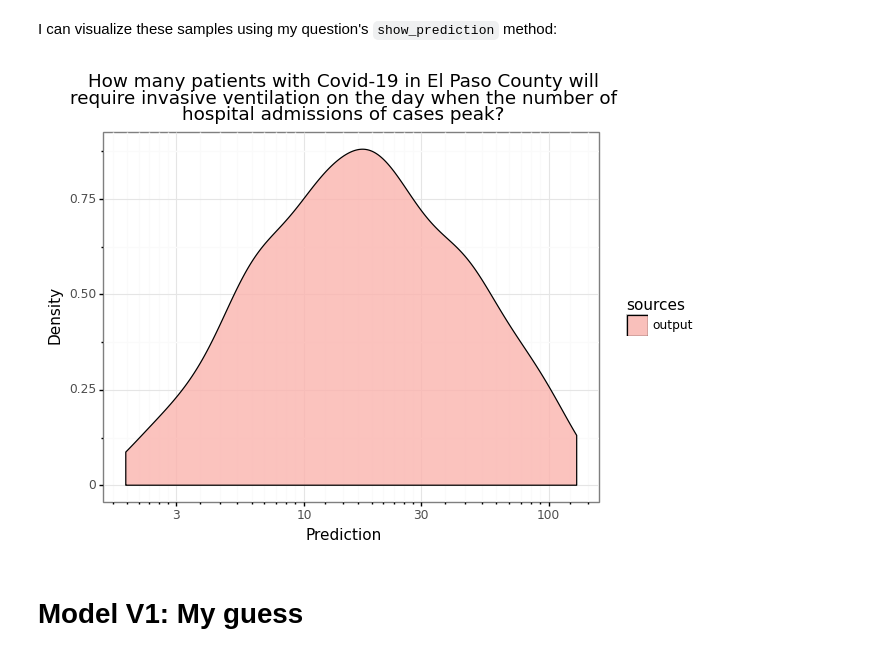
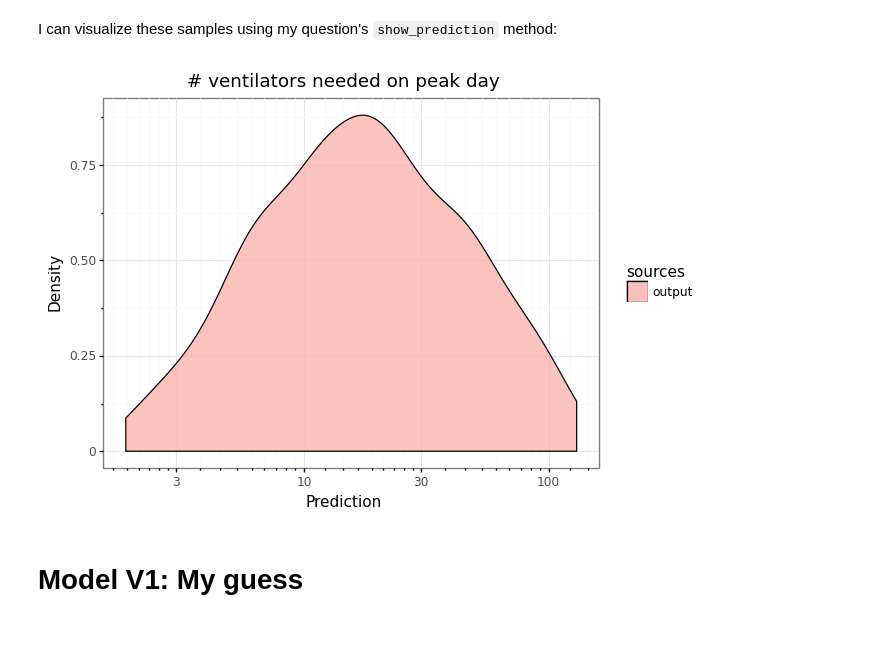
Before and after one commit to oughtinc/ergo, a Jupyter notebook: notebooks/build/el-paso-workflow.ipynb, the cells around one changed output. Drawn from its saved outputs; the diff is of its cells as text; code cells hidden in the pictures.

Commit message:
Made all the big changes and additions that I want to make on the first pass to change the question and decomposition

```diff
--- a/notebooks/build/el-paso-workflow.ipynb
+++ b/notebooks/build/el-paso-workflow.ipynb
@@ -58,5 +56,5 @@ I'll load [this question](https://pandemic.metaculus.com/questions/4137/) from M
 # %%
 metaculus = ergo.Metaculus(username="oughtpublic", password="123456", api_domain="pandemic")
-peak_ventilators_question = metaculus.get_question(4201, name="# ventilators needed on peak day")
-peak_ventilators_question
+ventilators_question = metaculus.get_question(4201, name="# ventilators needed on peak day")
+ventilators_question
 # %% [output]
@@ -87,11 +87,11 @@ DeviceArray(20.191326, dtype=float32)
 # %% [markdown]
 To get many samples, I use `ergo.run`:
 # %%
-def peak_ventilators():
-    "# ventilators needed on peak day"
+def ventilators_needed():
+    "# ventilators needed"
     return ergo.lognormal_from_interval(3, 100)
 
-samples = ergo.run(peak_ventilators, num_samples=1000)
+samples = ergo.run(ventilators_needed, num_samples=1000)
 
 samples
 # %% [output]
@@ -120,9 +120,9 @@ We'll build up complex models by composing samplers.
 # %% [markdown]
 I can visualize these samples using my question's `show_prediction` method:
 # %%
-peak_ventilators_question.show_prediction(samples)
+ventilators_question.show_prediction(samples)
 # %% [output]
-[figure, old version]
+[figure, new version]
 # %% [markdown]
 # Model V1: My guess
 # %% [markdown]
```
Also changed, not shown: parts of 70 cells of this notebook, 1 other file.
